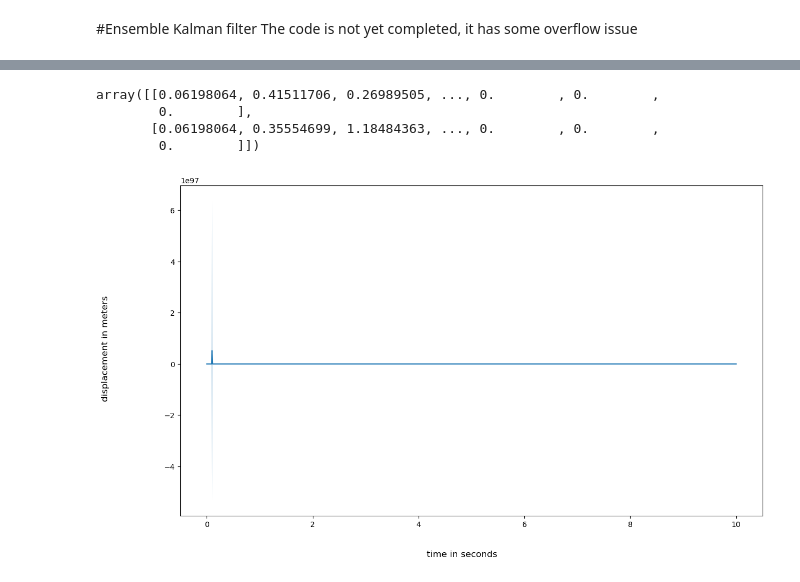
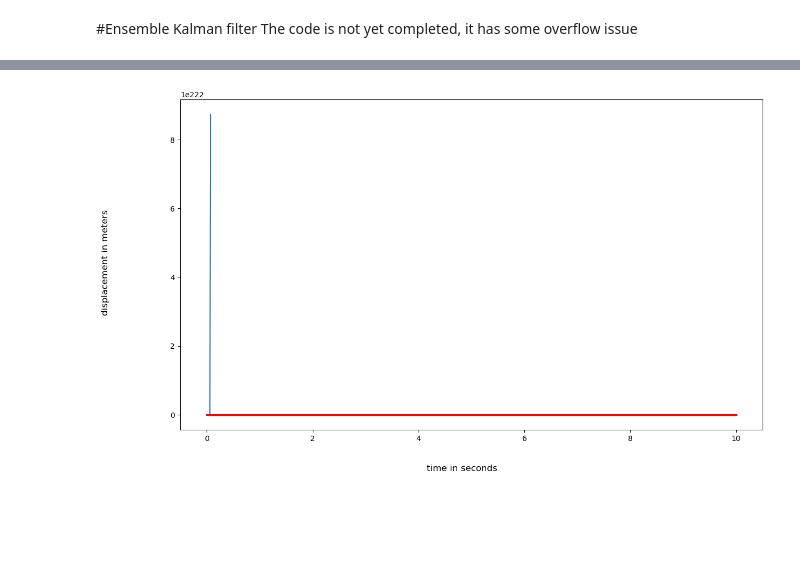
Before and after one commit to rohan-v-thorat/Kalman-Filter, a Jupyter notebook: spring_mass_EnKF/main.ipynb, the cells around one changed output, grey strips where cells are left out. Drawn from its saved outputs; the diff is of its cells as text; code cells hidden in the pictures; blank space fills up the shorter version.

```diff
--- a/spring_mass_EnKF/main.ipynb
+++ b/spring_mass_EnKF/main.ipynb
@@ -77,13 +84,17 @@ def ss_model(x,u):
 # %%
 # measurement data generation
-u_store = np.zeros(1000)
-y_meas = np.zeros((1000,1))
-x = np.array([[0.0],[0]])
+u_store = np.load('u_data.npy')
+x_true = np.zeros((2,1001))
+y_true = np.zeros((1000,1))
+x = np.array([[0.0],[0.0]])
 for i in range(1000):
     # u = np.random.randn()
-    u = 0
+    u = u_store[0,i]
+    # u = 0
     x = f(x,u)
     y = g(x,u)
 
-    u_store[i] = u
-    y_meas[i] = y[0]
+    x_true[:,i] = x[:,0]
+    y_true[i] = y[0]
+    # print(x[:,0])
+y_meas = y_true
@@ -99,10 +117,10 @@ t = np.linspace(0,10,1001,endpoint=True)
 
 n = 2 # size of state x
 m = 1 # size of measurement y
-q = 100 # number of samples in EnKF
+q = 10 # number of samples in EnKF
 
-Q = np.diag([0.001,0.01])
-R = np.diag([0.01])
+Q = np.diag([0.001,0.001])
+R = np.diag([0.0001])
 Q_chol = np.linalg.cholesky(Q)
 R_chol = np.linalg.cholesky(R)
 
@@ -120,7 +138,7 @@ x_samples = x + Q_chol@np.random.randn(n,q)
 x_store[:,0] = x[:,0]
 x_sigma_store[:,0] = np.diag(Q_chol)
 for i in range(1000):
-    u = u_store[i]
+    u = u_store[0,i]
     y_meas = y_store[:,i]
 
     # prediction/forecast step
@@ -130,13 +148,14 @@ for i in range(1000):
     x_mean = np.reshape(np.mean(x_samples,1),(n,1))
 
     E_xx = x_samples - x_mean
+
     # P_xx = 1/(q-1)*E_xx@E_xx.T # here there is no need to predict covarinace P
 
     # update/analysis step
     for j in range(q):
         y_samples[:,j] = g(np.reshape(x_samples[:,j],(n,1)),u)
     y_meas_samples = y_meas + R_chol@np.random.randn(m,q)
-    y_meas_mean = np.mean(y_meas_samples)
+    y_meas_mean = np.mean(y_meas_samples) #y_meas
 
     E_yy = y_meas_samples - y_meas_mean
     P_yy = 1/(q-1)*E_yy@E_yy.T
@@ -150,6 +169,8 @@ for i in range(1000):
     E_xx = x_samples - x_mean
     P_xx = 1/(q-1)*E_xx@E_xx.T
 
+    # store the result
     x_store[:,i+1] = x_mean[:,0]
     x_sigma_store[:,i+1] = np.diag(P_xx)**0.5
+    # print(i)
 # %% [output]
@@ -157,20 +211,13 @@ KeyboardInterrupt:
-# %%
-x_store[0:]+1.96*x_sigma_store[0,:]
-# %% [output]
-array([[0.06198064, 0.41511706, 0.26989505, ..., 0.        , 0.        ,
-        0.        ],
-       [0.06198064, 0.35554699, 1.18484363, ..., 0.        , 0.        ,
-        0.        ]])
 # %%
 # plots
 m = 1 # no of plots
 fig = plt.figure(figsize=(14,8), dpi=100)
 for j in range(m):
     plt.fill_between(t, x_store[0,:]-1.96*x_sigma_store[0,:], x_store[0,:]+1.96*x_sigma_store[0,:], alpha=0.3)
     plt.plot(t,x_store[0,:])
-    # plt.plot(t,mat02[100*j:100*(j+1),0],'r*',markersize=2)
+    plt.plot(t,x_true[0,:],'r*',markersize=2)
 fig.supxlabel('time in seconds')
 fig.supylabel('displacement in meters')
 plt.show()
 # %% [output]
-[figure, old version]
+[figure, new version]
```
Also changed, not shown: parts of 5 cells of this notebook, 7 other files.
